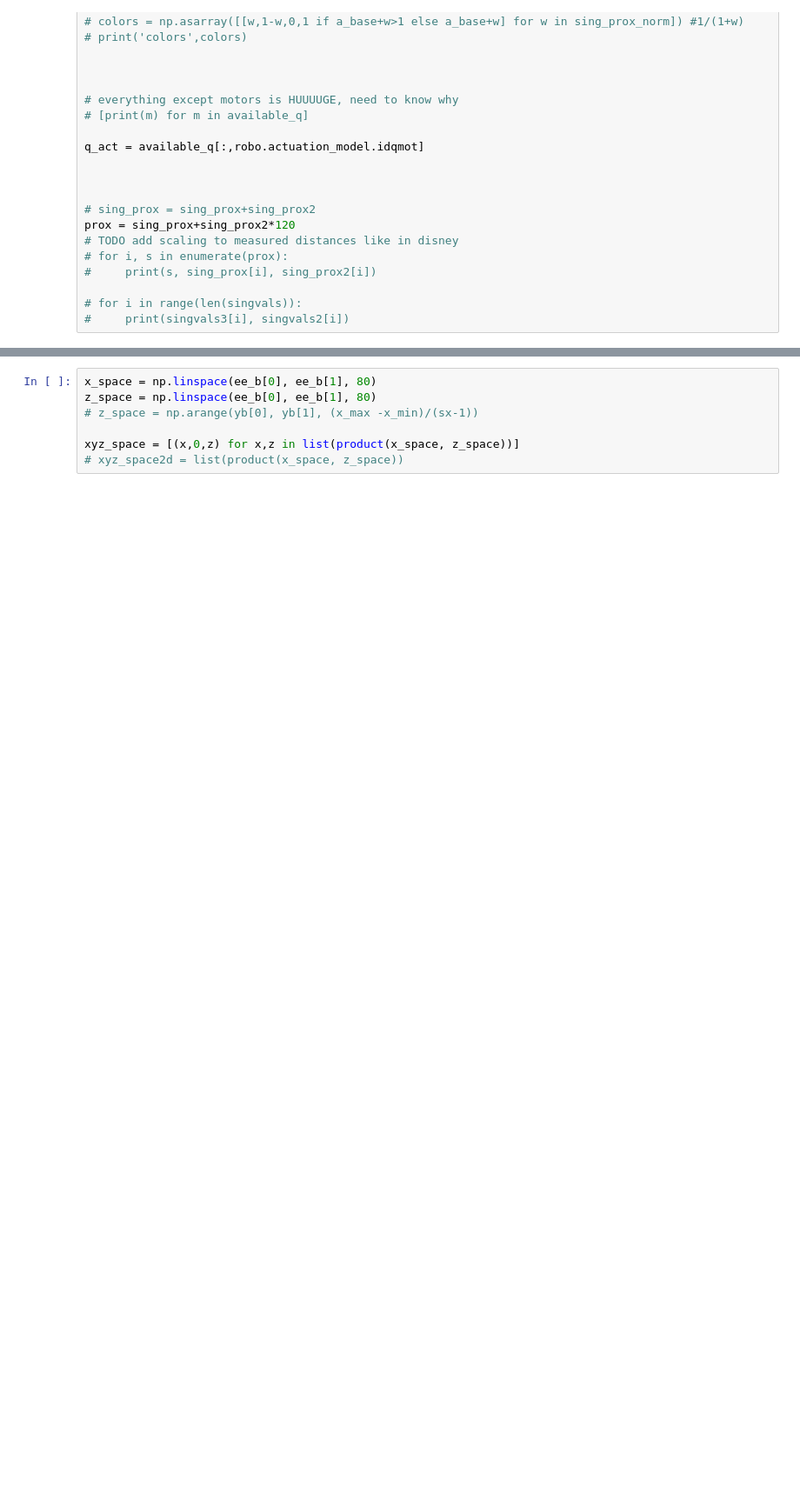
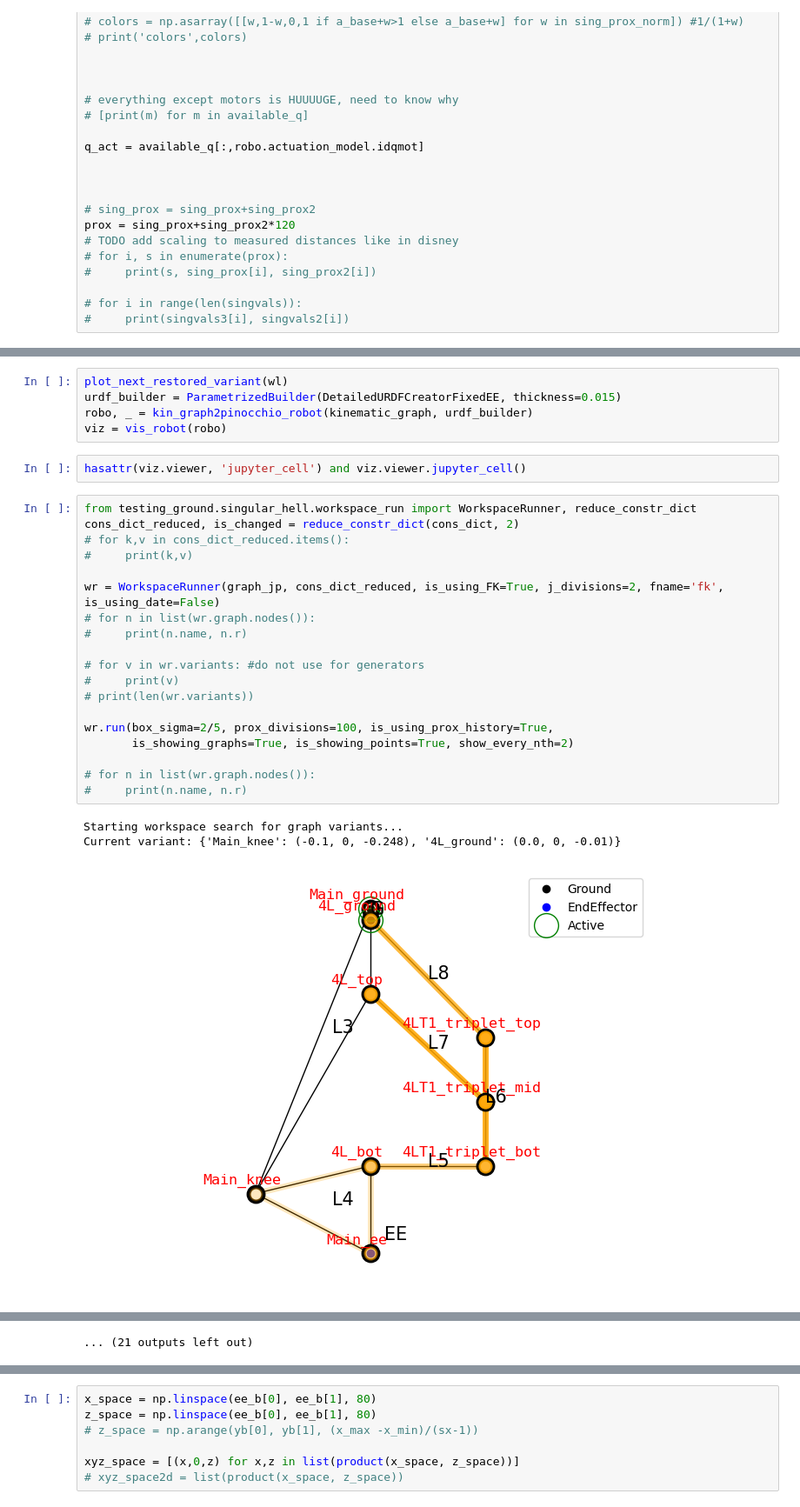
Before and after one commit to LicAiBeerLab/auto-robotics-design, a Jupyter notebook: testing_ground/singular_hell/prox_n_boxes_combined.ipynb, the cells around one changed output, grey strips where cells are left out. Shown at 87% size. Saved outputs shown, nothing was run; the diff lists cells and outputs as text; blank space fills up the shorter version.

```diff
--- a/testing_ground/singular_hell/prox_n_boxes_combined.ipynb
+++ b/testing_ground/singular_hell/prox_n_boxes_combined.ipynb
@@ -724,0 +657,30 @@ def calc_ee_range_of_2linker(kinematic_graph):
+# %%
+plot_next_restored_variant(wl)
+urdf_builder = ParametrizedBuilder(DetailedURDFCreatorFixedEE, thickness=0.015)
+robo, _ = kin_graph2pinocchio_robot(kinematic_graph, urdf_builder)
+viz = vis_robot(robo)
+# %%
+hasattr(viz.viewer, 'jupyter_cell') and viz.viewer.jupyter_cell()
+# %%
+from testing_ground.singular_hell.workspace_run import WorkspaceRunner, reduce_constr_dict
+cons_dict_reduced, is_changed = reduce_constr_dict(cons_dict, 2)
+# for k,v in cons_dict_reduced.items():
+#     print(k,v)
+
+wr = WorkspaceRunner(graph_jp, cons_dict_reduced, is_using_FK=True, j_divisions=2, fname='fk', is_using_date=False)
+# for n in list(wr.graph.nodes()):
+#     print(n.name, n.r)
+
+# for v in wr.variants: #do not use for generators
+#     print(v)
+# print(len(wr.variants))
+
+wr.run(box_sigma=2/5, prox_divisions=100, is_using_prox_history=True,
+       is_showing_graphs=True, is_showing_points=True, show_every_nth=2)
+
+# for n in list(wr.graph.nodes()):
+#     print(n.name, n.r)
+# %% [output]
+Starting workspace search for graph variants...
+Current variant: {'Main_knee': (-0.1, 0, -0.248), '4L_ground': (0.0, 0, -0.01)}
+[figure, added]
@@ -724,0 +777 @@ def calc_ee_range_of_2linker(kinematic_graph):
+... (21 outputs left out)
```
Also changed, not shown: parts of 35 cells of this notebook, 1 other file.
